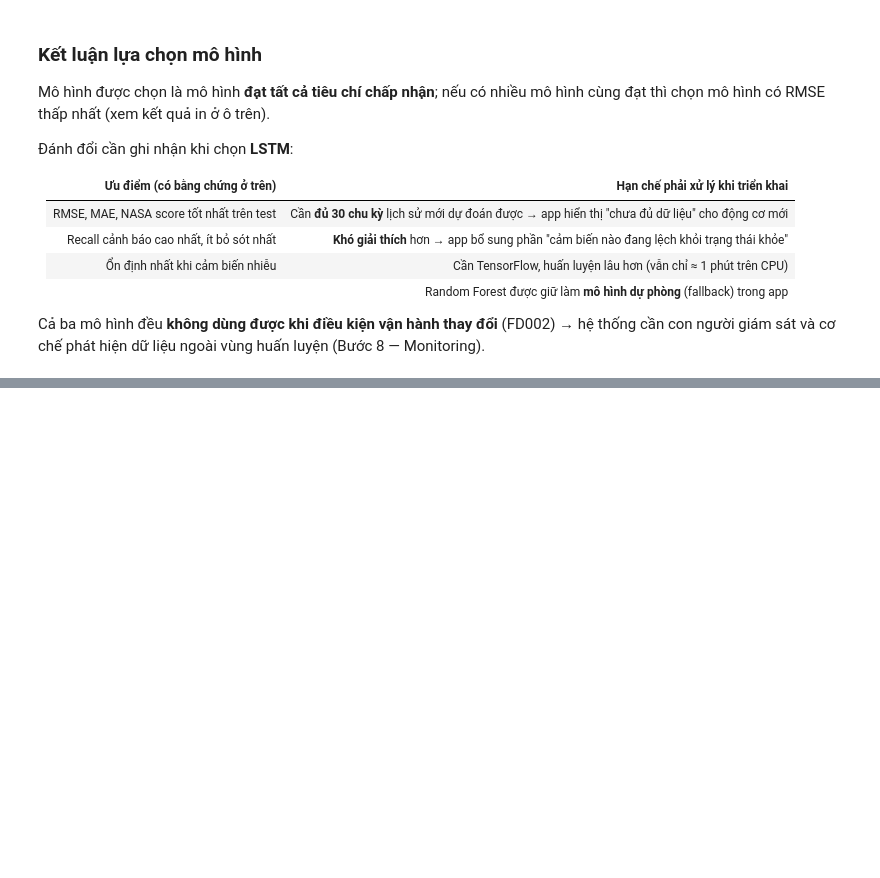
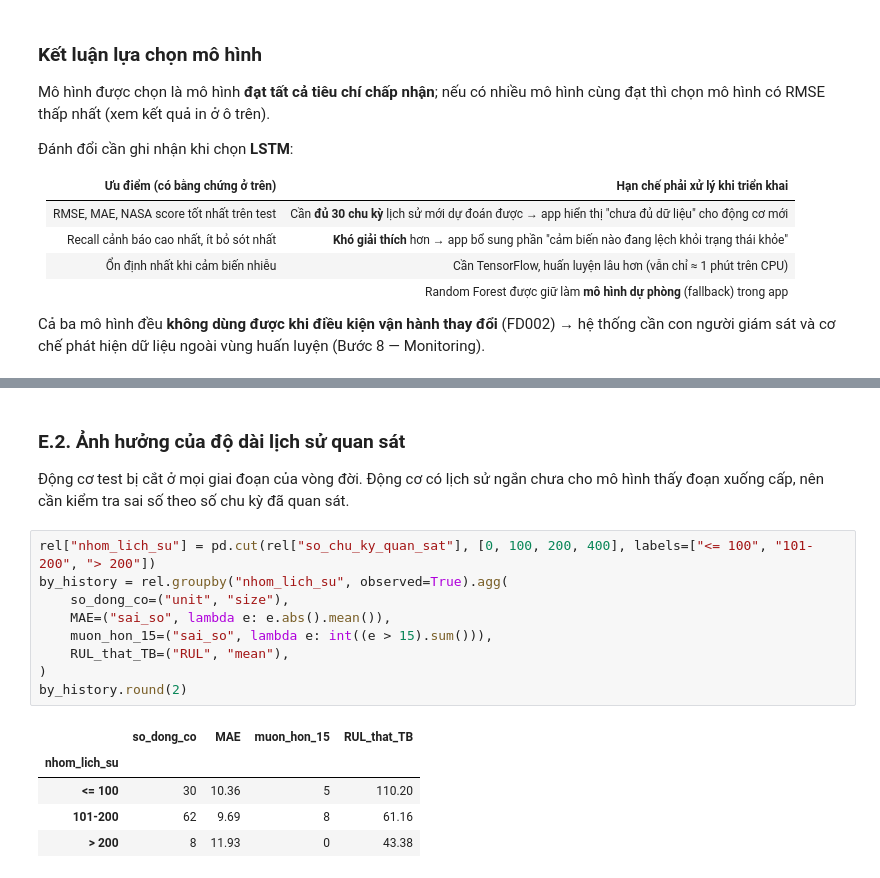
Before and after one commit to duyenphung206-sudo/turbofan-rul-prediction, a Jupyter notebook: notebooks/04_evaluation.ipynb, the cells around one changed output, grey strips where cells are left out. Saved outputs shown, nothing was run; the diff lists cells and outputs as text; blank space fills up the shorter version.

```diff
--- a/notebooks/04_evaluation.ipynb
+++ b/notebooks/04_evaluation.ipynb
@@ -692,0 +737,19 @@ Cả ba mô hình đều **không dùng được khi điều kiện vận hành
+# %% [markdown]
+### E.2. Ảnh hưởng của độ dài lịch sử quan sát
+
+Động cơ test bị cắt ở mọi giai đoạn của vòng đời. Động cơ có lịch sử ngắn chưa cho mô hình thấy đoạn xuống cấp, nên cần kiểm tra sai số theo số chu kỳ đã quan sát.
+# %%
+rel["nhom_lich_su"] = pd.cut(rel["so_chu_ky_quan_sat"], [0, 100, 200, 400], labels=["<= 100", "101-200", "> 200"])
+by_history = rel.groupby("nhom_lich_su", observed=True).agg(
+    so_dong_co=("unit", "size"),
+    MAE=("sai_so", lambda e: e.abs().mean()),
+    muon_hon_15=("sai_so", lambda e: int((e > 15).sum())),
+    RUL_that_TB=("RUL", "mean"),
+)
+by_history.round(2)
+# %% [output]
+|  | so_dong_co | MAE | muon_hon_15 | RUL_that_TB |
+| nhom_lich_su |  |  |  |  |
+| <= 100 | 30 | 10.36 | 5 | 110.20 |
+| 101-200 | 62 | 9.69 | 8 | 61.16 |
+| > 200 | 8 | 11.93 | 0 | 43.38 |
```
Also changed, not shown: parts of 10 cells of this notebook, 2 other files.
